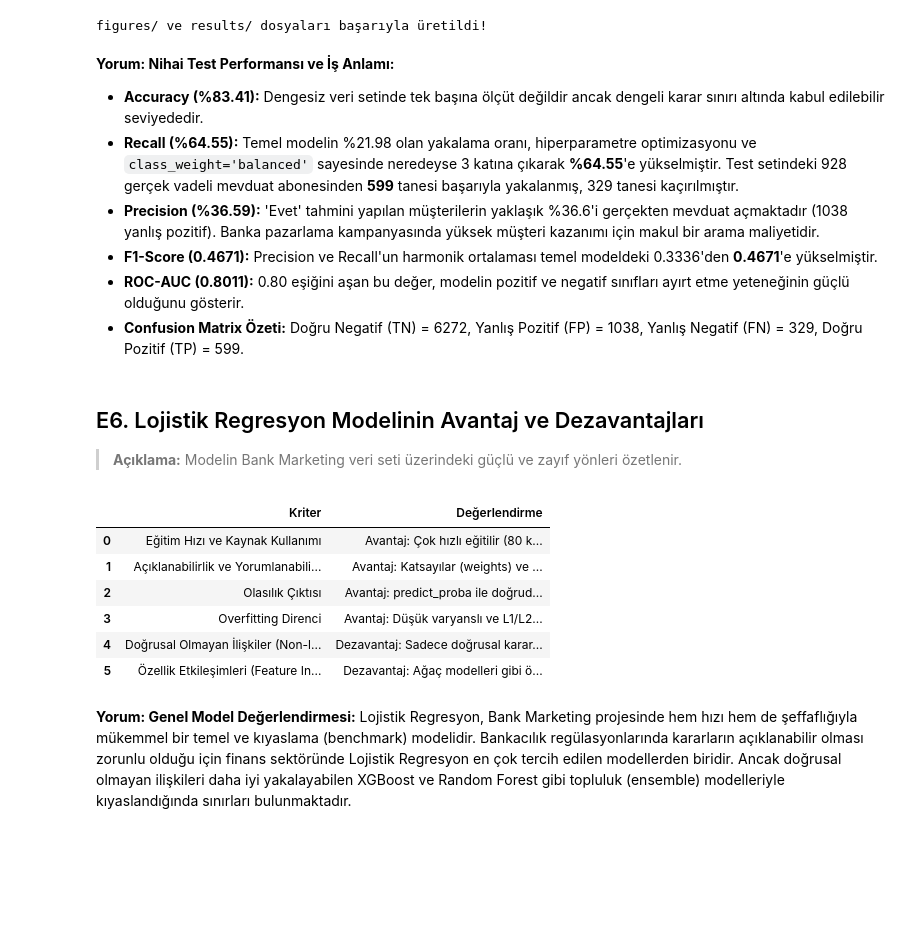
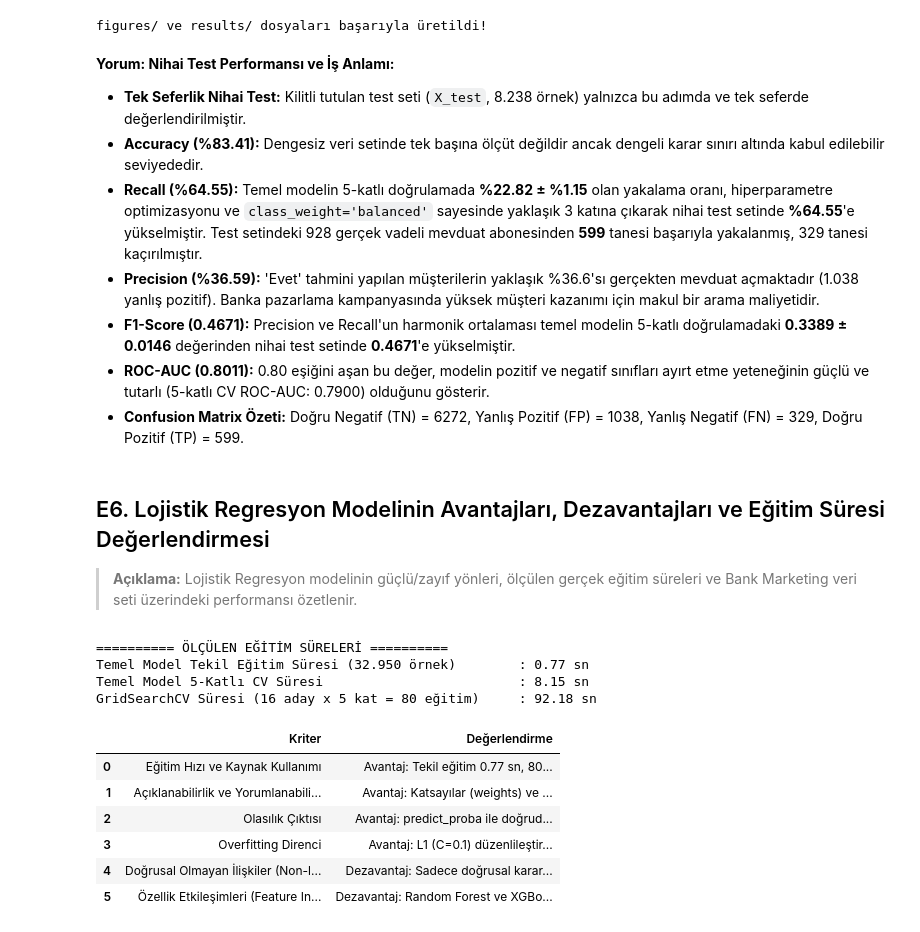
Before and after one commit to zeyneppbaran/ml-proje, a Jupyter notebook: notebooks/06_model_lojistik_regresyon.ipynb, the cells around one changed output. Cells and saved outputs as stored; diff of their text form; code cells hidden in the pictures; blank space fills up the shorter version.

```diff
--- a/notebooks/06_model_lojistik_regresyon.ipynb
+++ b/notebooks/06_model_lojistik_regresyon.ipynb
@@ -360,43 +446,50 @@ weighted avg     0.8843    0.8341    0.8528      8238
 figures/ ve results/ dosyaları başarıyla üretildi!
 # %% [markdown]
 **Yorum: Nihai Test Performansı ve İş Anlamı:**
+- **Tek Seferlik Nihai Test:** Kilitli tutulan test seti (`X_test`, 8.238 örnek) yalnızca bu adımda ve tek seferde değerlendirilmiştir.
 - **Accuracy (%83.41):** Dengesiz veri setinde tek başına ölçüt değildir ancak dengeli karar sınırı altında kabul edilebilir seviyededir.
-- **Recall (%64.55):** Temel modelin %21.98 olan yakalama oranı, hiperparametre optimizasyonu ve `class_weight='balanced'` sayesinde neredeyse 3 katına çıkarak **%64.55**'e yükselmiştir. Test setindeki 928 gerçek vadeli mevduat abonesinden **599** tanesi başarıyla yakalanmış, 329 tanesi kaçırılmıştır.
-- **Precision (%36.59):** 'Evet' tahmini yapılan müşterilerin yaklaşık %36.6'i gerçekten mevduat açmaktadır (1038 yanlış pozitif). Banka pazarlama kampanyasında yüksek müşteri kazanımı için makul bir arama maliyetidir.
-- **F1-Score (0.4671):** Precision ve Recall'un harmonik ortalaması temel modeldeki 0.3336'den **0.4671**'e yükselmiştir.
-- **ROC-AUC (0.8011):** 0.80 eşiğini aşan bu değer, modelin pozitif ve negatif sınıfları ayırt etme yeteneğinin güçlü olduğunu gösterir.
+- **Recall (%64.55):** Temel modelin 5-katlı doğrulamada **%22.82 ± %1.15** olan yakalama oranı, hiperparametre optimizasyonu ve `class_weight='balanced'` sayesinde yaklaşık 3 katına çıkarak nihai test setinde **%64.55**'e yükselmiştir. Test setindeki 928 gerçek vadeli mevduat abonesinden **599** tanesi başarıyla yakalanmış, 329 tanesi kaçırılmıştır.
+- **Precision (%36.59):** 'Evet' tahmini yapılan müşterilerin yaklaşık %36.6'sı gerçekten mevduat açmaktadır (1.038 yanlış pozitif). Banka pazarlama kampanyasında yüksek müşteri kazanımı için makul bir arama maliyetidir.
+- **F1-Score (0.4671):** Precision ve Recall'un harmonik ortalaması temel modelin 5-katlı doğrulamadaki **0.3389 ± 0.0146** değerinden nihai test setinde **0.4671**'e yükselmiştir.
+- **ROC-AUC (0.8011):** 0.80 eşiğini aşan bu değer, modelin pozitif ve negatif sınıfları ayırt etme yeteneğinin güçlü ve tutarlı (5-katlı CV ROC-AUC: 0.7900) olduğunu gösterir.
 - **Confusion Matrix Özeti:** Doğru Negatif (TN) = 6272, Yanlış Pozitif (FP) = 1038, Yanlış Negatif (FN) = 329, Doğru Pozitif (TP) = 599.
 # %% [markdown]
-## E6. Lojistik Regresyon Modelinin Avantaj ve Dezavantajları
-> **Açıklama:** Modelin Bank Marketing veri seti üzerindeki güçlü ve zayıf yönleri özetlenir.
+## E6. Lojistik Regresyon Modelinin Avantajları, Dezavantajları ve Eğitim Süresi Değerlendirmesi
+> **Açıklama:** Lojistik Regresyon modelinin güçlü/zayıf yönleri, ölçülen gerçek eğitim süreleri ve Bank Marketing veri seti üzerindeki performansı özetlenir.
 # %%
+print("========== ÖLÇÜLEN EĞİTİM SÜRELERİ ==========")
+print(f"Temel Model Tekil Eğitim Süresi (32.950 örnek)        : {baseline_egitim_suresi:.2f} sn")
+print(f"Temel Model 5-Katlı CV Süresi                         : {baseline_cv_suresi:.2f} sn")
+print(f"GridSearchCV Süresi (16 aday x 5 kat = 80 eğitim)     : {grid_egitim_suresi:.2f} sn")
+
 ozet_tablo = pd.DataFrame({
     "Kriter": [
         "Eğitim Hızı ve Kaynak Kullanımı",
         "Açıklanabilirlik ve Yorumlanabilirlik",
         "Olasılık Çıktısı",
         "Overfitting Direnci",
         "Doğrusal Olmayan İlişkiler (Non-linear)",
         "Özellik Etkileşimleri (Feature Interactions)"
     ],
     "Değerlendirme": [
-        "Avantaj: Çok hızlı eğitilir (80 kombinasyonluk grid search saniyeler sürer), düşük RAM tüketir.",
+        f"Avantaj: Tekil eğitim {baseline_egitim_suresi:.2f} sn, 80 fit içeren GridSearchCV ise {grid_egitim_suresi:.2f} sn sürmüştür; düşük bellek tüketir.",
         "Avantaj: Katsayılar (weights) ve Odds Oranları üzerinden her özelliğin etkisi matematiksel olarak doğrudan yorumlanabilir.",
-        "Avantaj: predict_proba ile doğrudan [0, 1] arası kalibre olasılık skoru üretir; eşik değeri (threshold) esnek ayarlanabilir.",
-        "Avantaj: Düşük varyanslı ve L1/L2 düzenlileştirmeli olduğu için aşırı öğrenmeye karşı son derece dayanıklıdır.",
-        "Dezavantaj: Sadece doğrusal karar sınırları çizebilir; veri setindeki karmaşık eğrisel örüntüleri yakalayamaz.",
-        "Dezavantaj: Ağaç modelleri gibi özelliklerin birbiriyle çapraz etkileşimlerini otomatik öğrenemez."
+        "Avantaj: predict_proba ile doğrudan [0, 1] arası kalibre olasılık skoru üretir; kampanya bütçesine göre karar eşiği (threshold) ayarlanabilir.",
+        "Avantaj: L1 (C=0.1) düzenlileştirmesi sayesinde eğitim (0.7952) ve doğrulama (0.7900) ROC-AUC farkı yalnızca 0.0052'dir; aşırı öğrenmeye dirençlidir.",
+        "Dezavantaj: Sadece doğrusal karar sınırları çizebilir; veri setindeki karmaşık doğrusal olmayan örüntüleri yakalamakta sınırlıdır.",
+        "Dezavantaj: Random Forest ve XGBoost gibi ağaç tabanlı modellerin aksine özellikler arası çapraz etkileşimleri otomatik öğrenemez."
     ]
 })
 display(ozet_tablo)
 # %% [output]
+========== ÖLÇÜLEN EĞİTİM SÜRELERİ ==========
+Temel Model Tekil Eğitim Süresi (32.950 örnek)        : 0.77 sn
+Temel Model 5-Katlı CV Süresi                         : 8.15 sn
+GridSearchCV Süresi (16 aday x 5 kat = 80 eğitim)     : 92.18 sn
 |  | Kriter | Değerlendirme |
-| 0 | Eğitim Hızı ve Kaynak Kullanımı | Avantaj: Çok hızlı eğitilir (80 k... |
+| 0 | Eğitim Hızı ve Kaynak Kullanımı | Avantaj: Tekil eğitim 0.77 sn, 80... |
 | 1 | Açıklanabilirlik ve Yorumlanabili... | Avantaj: Katsayılar (weights) ve ... |
 | 2 | Olasılık Çıktısı | Avantaj: predict_proba ile doğrud... |
-| 3 | Overfitting Direnci | Avantaj: Düşük varyanslı ve L1/L2... |
+| 3 | Overfitting Direnci | Avantaj: L1 (C=0.1) düzenlileştir... |
 | 4 | Doğrusal Olmayan İlişkiler (Non-l... | Dezavantaj: Sadece doğrusal karar... |
-| 5 | Özellik Etkileşimleri (Feature In... | Dezavantaj: Ağaç modelleri gibi ö... |
+| 5 | Özellik Etkileşimleri (Feature In... | Dezavantaj: Random Forest ve XGBo... |
-# %% [markdown]
-**Yorum: Genel Model Değerlendirmesi:**
-Lojistik Regresyon, Bank Marketing projesinde hem hızı hem de şeffaflığıyla mükemmel bir temel ve kıyaslama (benchmark) modelidir. Bankacılık regülasyonlarında kararların açıklanabilir olması zorunlu olduğu için finans sektöründe Lojistik Regresyon en çok tercih edilen modellerden biridir. Ancak doğrusal olmayan ilişkileri daha iyi yakalayabilen XGBoost ve Random Forest gibi topluluk (ensemble) modelleriyle kıyaslandığında sınırları bulunmaktadır.
```
Also changed, not shown: parts of 13 cells of this notebook, 3 other files.
